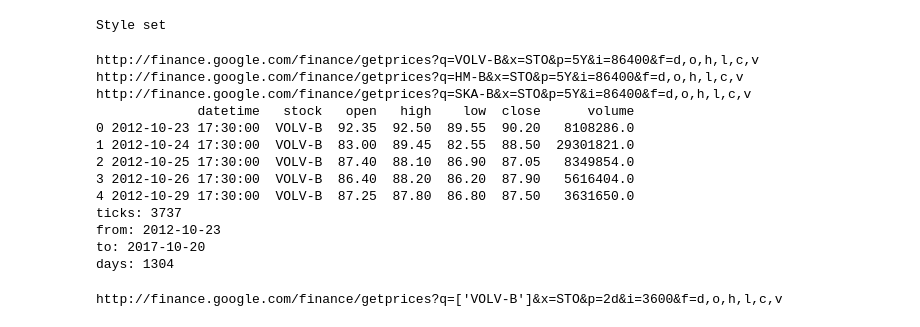
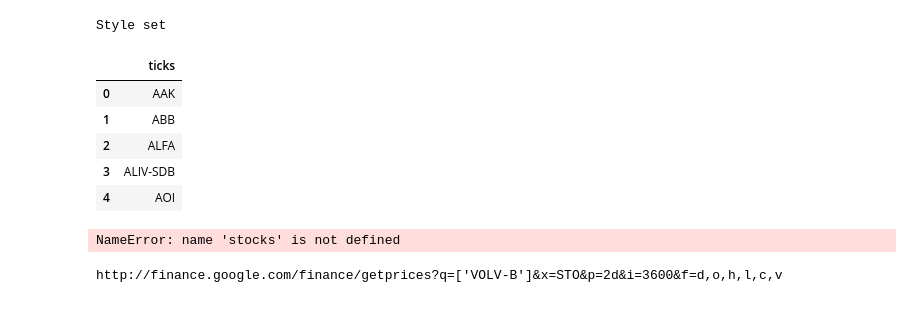
Before and after one commit to Hjartarson/stock-market, a Jupyter notebook: make-dataset.ipynb, the cells around one changed output. Drawn from its saved outputs; the diff is of its cells as text; code cells hidden in the pictures.

```diff
--- a/make-dataset.ipynb
+++ b/make-dataset.ipynb
@@ -22,18 +22,23 @@ import style as style
 style.set_style()
 # %% [output]
 Style set
+# %%
+ticks = pd.read_csv('ticks.csv')
+ticks.head()
+# %% [output]
+|  | ticks |
+| 0 | AAK |
+| 1 | ABB |
+| 2 | ALFA |
+| 3 | ALIV-SDB |
+| 4 | AOI |
 # %%
-# OMXS30 Data
-# ['ALIV-SDB','NCC-B','LUMI-SDB','THULE','HM-B','VOLV-B','BOL','GETI-B','SKA-B','AZN']
-#Quotes = ['OMXS30']
-#exchange = 'INDEXNASDAQ'
-exchange = 'SEKUSD'
-Quotes = ['VOLV-B','HM-B','SKA-B']
+Quotes = 'VOLV-B'
 period_length = 5
 period = 'Y'
 interval_min = 60*24
 interval_sec = 60*interval_min
-df, url_string = stocks.GoogleIntradayQuote(Quotes,interval_sec,period_length,period,exchange)
+df = stocks.GoogleIntradayQuote(quote, interval, period)
 print(df.head())
 from_date = str(df['datetime'].min().date())
 to_date = str(df['datetime'].max().date())
@@ -43,19 +48,7 @@ print('from:', from_date)
 print('to:', to_date)
 print('days:', days)
 # %% [output]
-http://finance.google.com/finance/getprices?q=VOLV-B&x=STO&p=5Y&i=86400&f=d,o,h,l,c,v
-http://finance.google.com/finance/getprices?q=HM-B&x=STO&p=5Y&i=86400&f=d,o,h,l,c,v
-http://finance.google.com/finance/getprices?q=SKA-B&x=STO&p=5Y&i=86400&f=d,o,h,l,c,v
-             datetime   stock   open   high    low  close      volume
-0 2012-10-23 17:30:00  VOLV-B  92.35  92.50  89.55  90.20   8108286.0
-1 2012-10-24 17:30:00  VOLV-B  83.00  89.45  82.55  88.50  29301821.0
-2 2012-10-25 17:30:00  VOLV-B  87.40  88.10  86.90  87.05   8349854.0
-3 2012-10-26 17:30:00  VOLV-B  86.40  88.20  86.20  87.90   5616404.0
-4 2012-10-29 17:30:00  VOLV-B  87.25  87.80  86.80  87.50   3631650.0
-ticks: 3737
-from: 2012-10-23
-to: 2017-10-20
-days: 1304
+NameError: name 'stocks' is not defined
 # %%
 exchange = 'STO'
 Quotes = ['VOLV-B']
```
Also changed, not shown: parts of 1 cell of this notebook, 9 other files.
